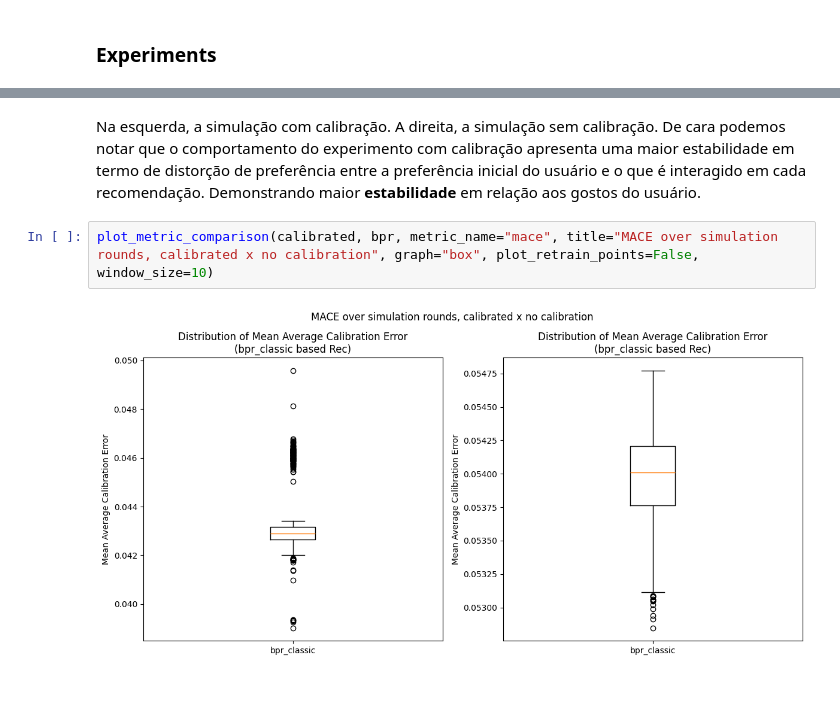
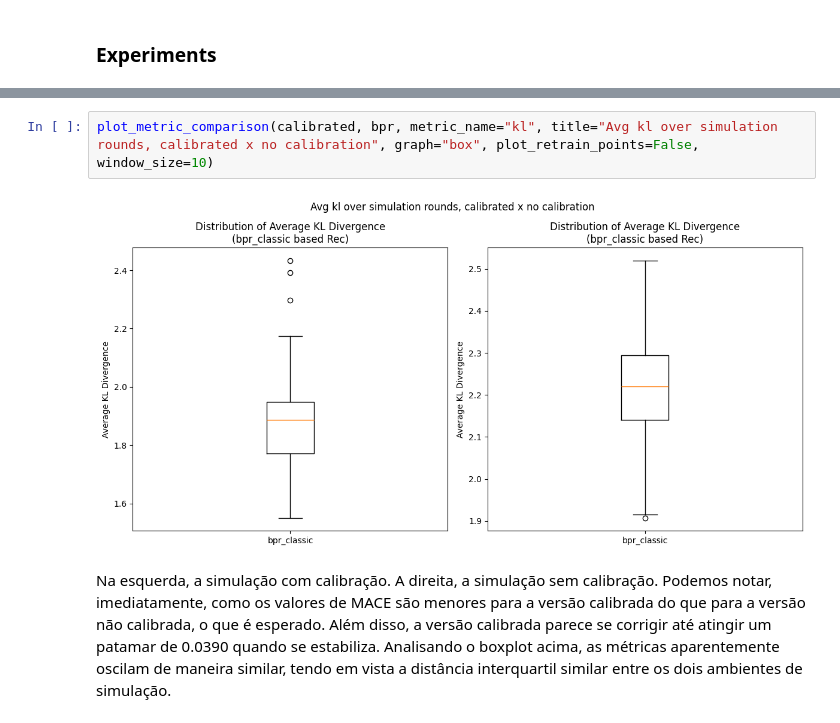
Before and after one commit to caiotda/dynamicTasteDistortion, a Jupyter notebook: calibration_experiment.ipynb, the cells around one changed output, grey strips where cells are left out. Drawn from its saved outputs; the diff is of its cells as text; blank space fills up the shorter version.

Commit message:
Overall experiments updates

```diff
--- a/calibration_experiment.ipynb
+++ b/calibration_experiment.ipynb
@@ -41,6 +41,6 @@ plot_metric_comparison(calibrated, bpr, metric_name="mace", title="MACE over sim
+# %%
+plot_metric_comparison(calibrated, bpr, metric_name="kl", title="Avg kl over simulation rounds, calibrated x no calibration", graph="box", plot_retrain_points=False,  window_size=10)
+# %% [output]
+[figure, added]
 # %% [markdown]
-Na esquerda, a simulação com calibração. A direita, a simulação sem calibração. De cara podemos notar que o comportamento do experimento com calibração apresenta uma maior estabilidade em termo de distorção de preferência entre a preferência inicial do usuário e o que é interagido em cada recomendação. Demonstrando maior **estabilidade** em relação aos gostos do usuário.
+Na esquerda, a simulação com calibração. A direita, a simulação sem calibração. Podemos notar, imediatamente, como os valores de MACE são menores para a versão calibrada do que para a versão não calibrada, o que é esperado. Além disso, a versão calibrada parece se corrigir até atingir um patamar de 0.0390 quando se estabiliza. Analisando o boxplot acima, as métricas aparentemente oscilam de maneira similar, tendo em vista a distância interquartil similar entre os dois ambientes de simulação.
-# %%
-plot_metric_comparison(calibrated, bpr, metric_name="mace", title="MACE over simulation rounds, calibrated x no calibration", graph="box", plot_retrain_points=False,  window_size=10)
-# %% [output]
-[figure, removed]
```
Also changed, not shown: parts of 20 cells of this notebook, 2 other files.
